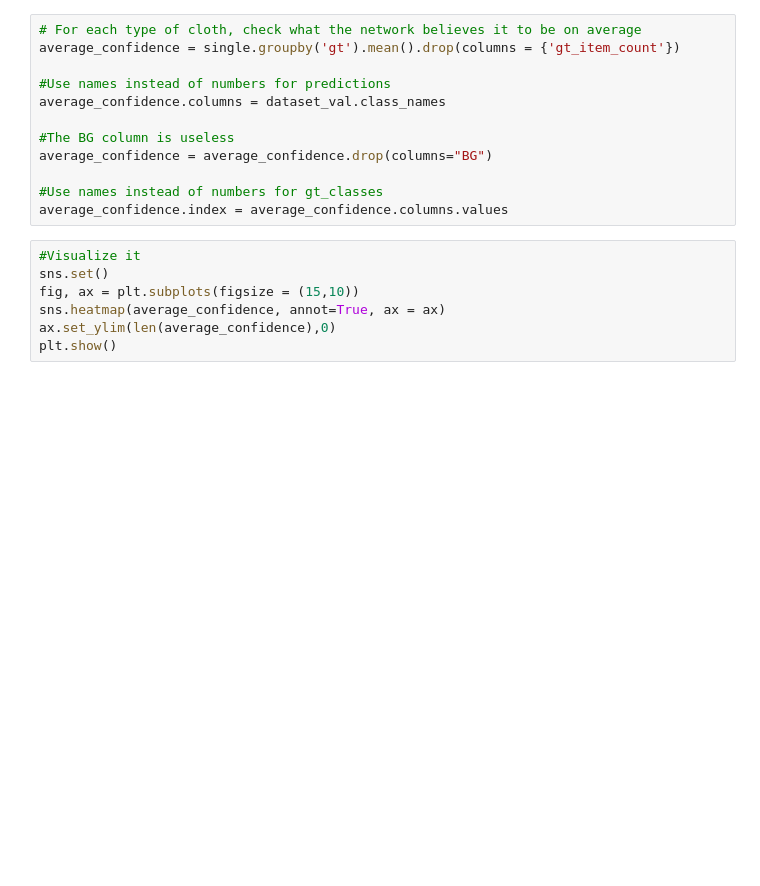
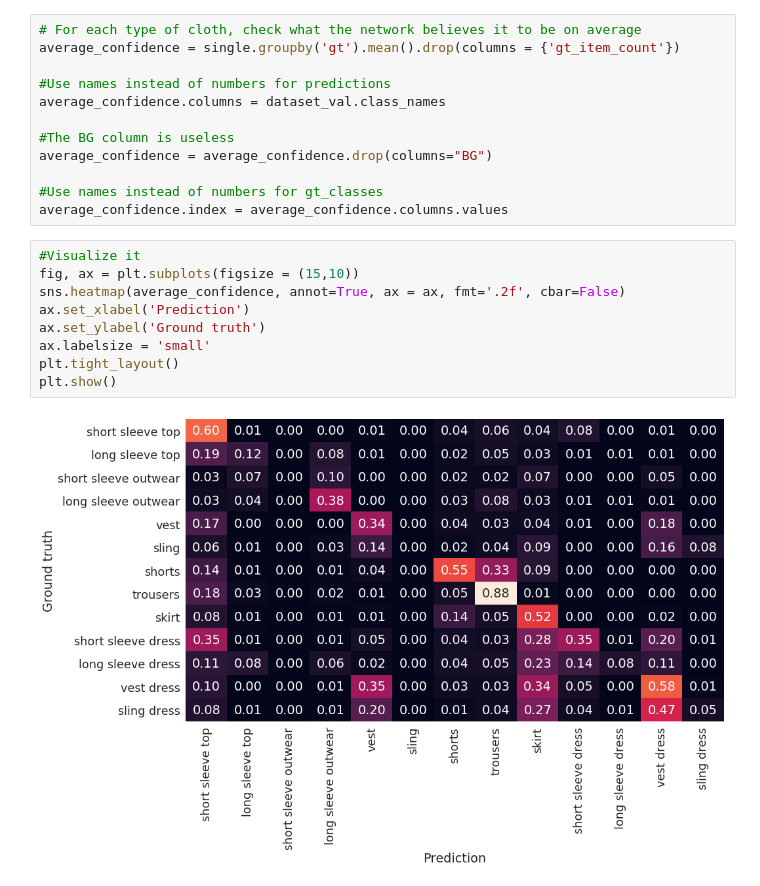
Before and after one commit to antonstagge/deepfashion-project, a Jupyter notebook: Mask_RCNN/fashion/Evaluation.ipynb, the cells around one changed output. Cells and saved outputs as stored; diff of their text form; blank space fills up the shorter version.

```diff
--- a/Mask_RCNN/fashion/Evaluation.ipynb
+++ b/Mask_RCNN/fashion/Evaluation.ipynb
@@ -356,10 +551,14 @@ average_confidence = average_confidence.drop(columns="BG")
 average_confidence.index = average_confidence.columns.values
 # %%
 #Visualize it
-sns.set()
 fig, ax = plt.subplots(figsize = (15,10))
-sns.heatmap(average_confidence, annot=True, ax = ax)
-ax.set_ylim(len(average_confidence),0)
+sns.heatmap(average_confidence, annot=True, ax = ax, fmt='.2f', cbar=False)
+ax.set_xlabel('Prediction')
+ax.set_ylabel('Ground truth')
+ax.labelsize = 'small'
+plt.tight_layout()
 plt.show()
+# %% [output]
+[figure, added]
 # %%
 print("Number of items in each class")
```
Also changed, not shown: parts of 24 cells of this notebook.
